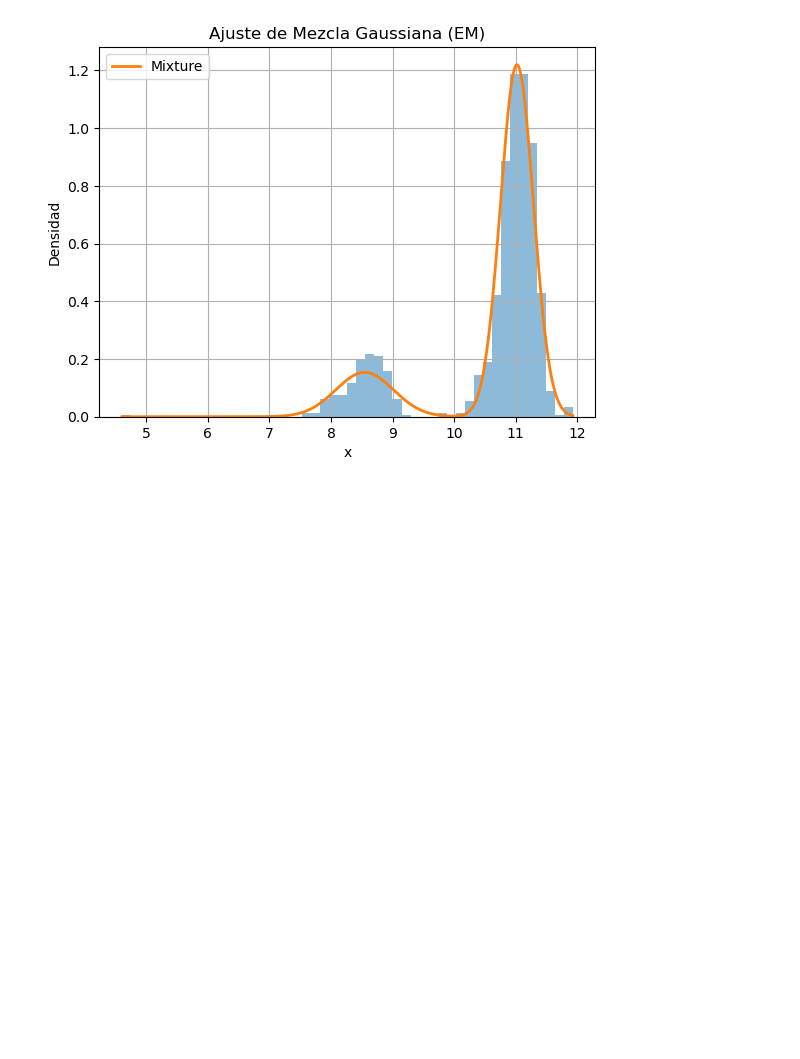
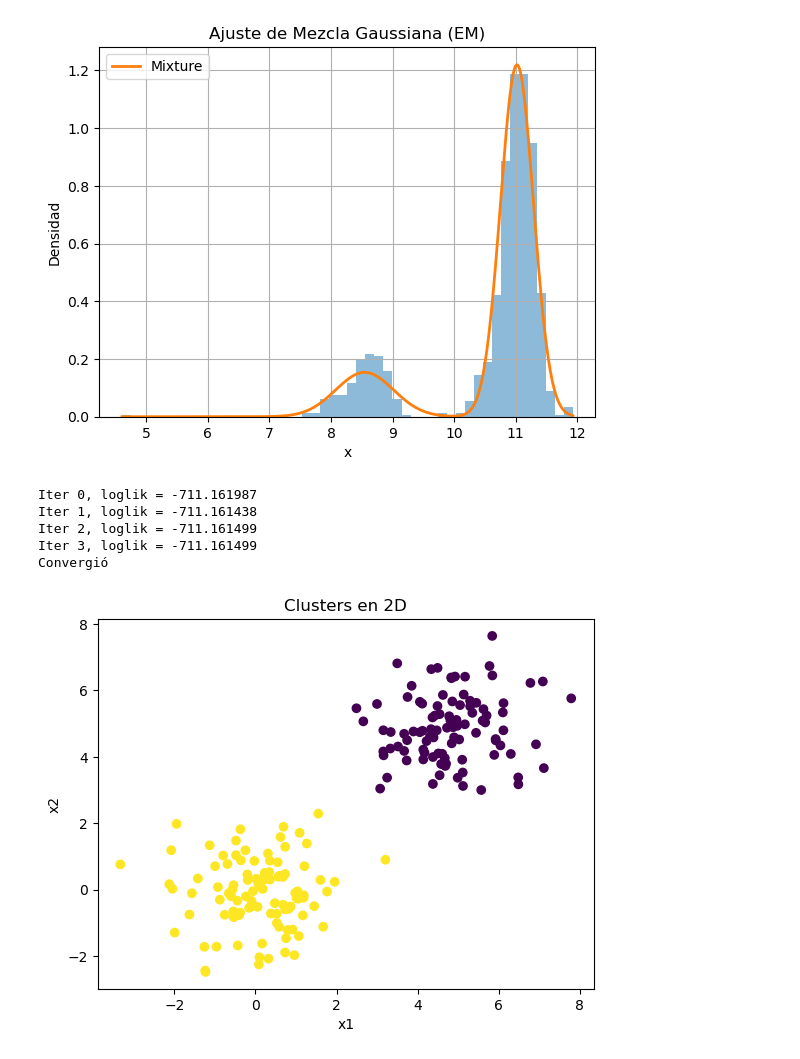
Before and after one commit to yaelrsc/Computaci-n-estad-stica-2026-2, a Jupyter notebook: Stochastic Optimization/EM.ipynb, the cells around one changed output. Drawn from its saved outputs; the diff is of its cells as text; code cells hidden in the pictures; blank space fills up the shorter version.

```diff
--- a/Stochastic Optimization/EM.ipynb
+++ b/Stochastic Optimization/EM.ipynb
@@ -263,0 +404,16 @@ model_cm.plot_density(show_components=False)
+# %%
+X1 = torch.randn(100, 2) + torch.tensor([0., 0.])
+X2 = torch.randn(100, 2) + torch.tensor([5., 5.])
+X = torch.cat([X1, X2], dim=0)
+
+model = GaussianMixtureEMMultivariate(X, n_mix=2)
+model()
+
+model.plot_clusters()
+# %% [output]
+Iter 0, loglik = -711.161987
+Iter 1, loglik = -711.161438
+Iter 2, loglik = -711.161499
+Iter 3, loglik = -711.161499
+Convergió
+[figure, added]
```
Also changed, not shown: parts of 22 cells of this notebook, 3 other files.
